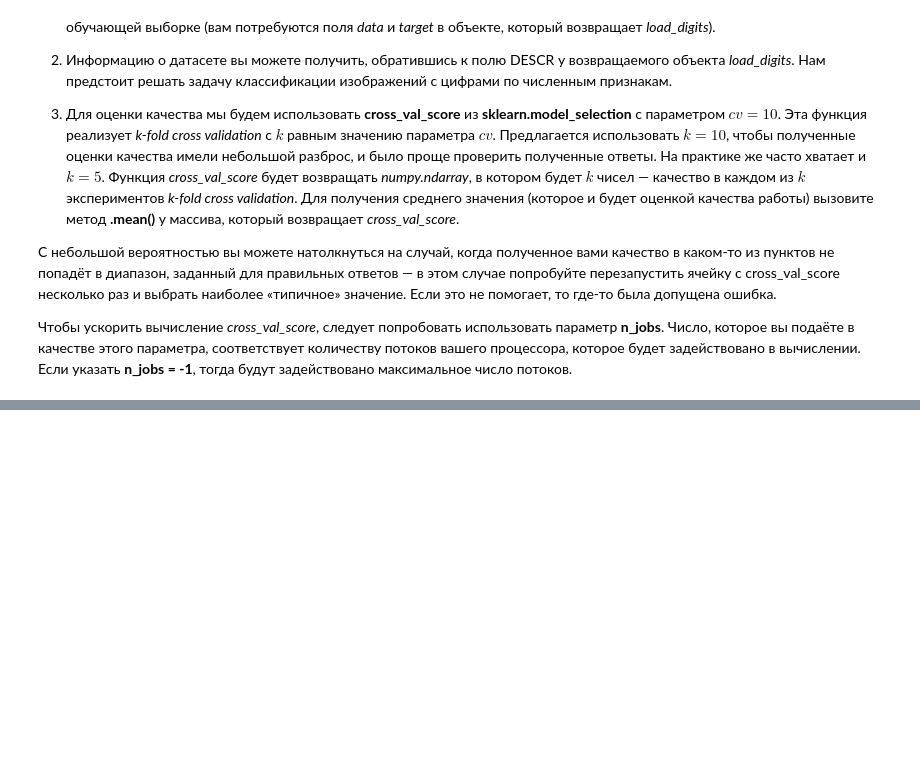
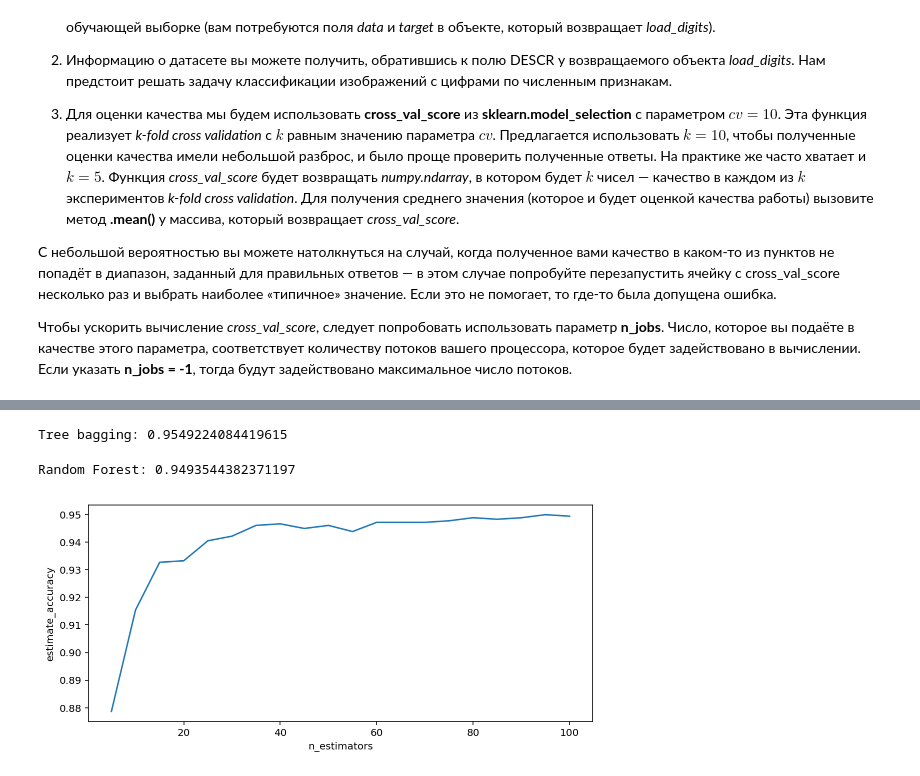
Before and after one commit to EmlAldr/SkillFactory, a Jupyter notebook: home_work/TestNote_22_ML_5_Решающие_деревья.ipynb, the cells around one changed output, grey strips where cells are left out. Cells and saved outputs as stored; diff of their text form; code cells hidden in the pictures; blank space fills up the shorter version.

```diff
--- a/home_work/TestNote_22_ML_5_Решающие_деревья.ipynb
+++ b/home_work/TestNote_22_ML_5_Решающие_деревья.ipynb
@@ -818,0 +918,47 @@ def plot_predictions(X, y, clf, proba=False, points_size=7, xlabel='x', ylabel='
+# %%
+d = X.shape[1]
+ld = int(np.sqrt(d))
+
+tree = DecisionTreeClassifier(random_state=RANDOM_STATE,
+                              max_features=ld)
+bagging_tree = BaggingClassifier(base_estimator=tree,
+                                 n_estimators=100,
+                                 random_state=RANDOM_STATE)
+print("Tree bagging:", estimate_accuracy(bagging_tree, X, y))
+# %% [output]
+Tree bagging: 0.9549224084419615
+# %%
+random_forest = RandomForestClassifier(n_estimators=100,
+                                       n_jobs=-1,
+                                       max_features=ld,
+                                       random_state=RANDOM_STATE)
+print("Random Forest:", estimate_accuracy(random_forest, X, y))
+# %% [output]
+Random Forest: 0.9493544382371197
+# %%
+def test_random_forest(n_estimators=100, max_features=ld, max_depth=30):
+    random_forest = RandomForestClassifier(n_estimators=n_estimators,
+                                           max_features=max_features,
+                                           max_depth=max_depth,
+                                           n_jobs=-1,
+                                           random_state=RANDOM_STATE)
+    return estimate_accuracy(random_forest, X, y)
+# %%
+def plot_test_random_forest(xx, yy, xlabel, ylabel='estimate_accuracy'):
+    fig = plt.figure(figsize=(7.0, 3.0))
+    axes = fig.add_axes([0,0,1,1], xlabel=xlabel, ylabel=ylabel)
+    axes.plot(xx, yy)
+    plt.show()
+# %%
+n_estimators_xx = []
+n_estimators_yy = []
+
+for i in range(5, 101, 5):
+    n_estimators_xx.append(i)
+    n_estimators_yy.append(test_random_forest(n_estimators=i))
+
+plot_test_random_forest(np.array(n_estimators_xx),
+                        np.array(n_estimators_yy),
+                        'n_estimators')
+# %% [output]
+[figure, added]
```
Also changed, not shown: parts of 16 cells of this notebook, 6 other files.
